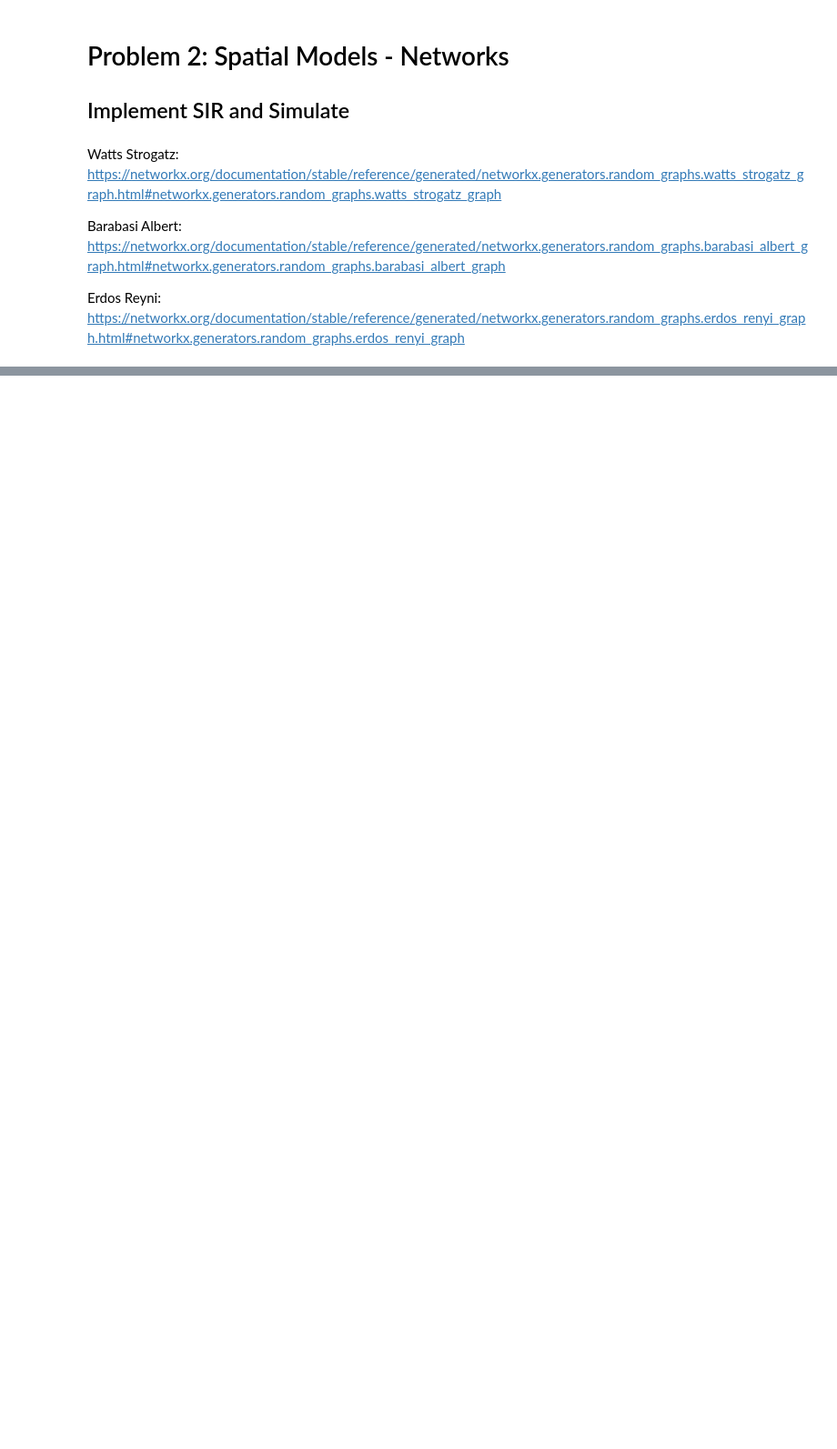
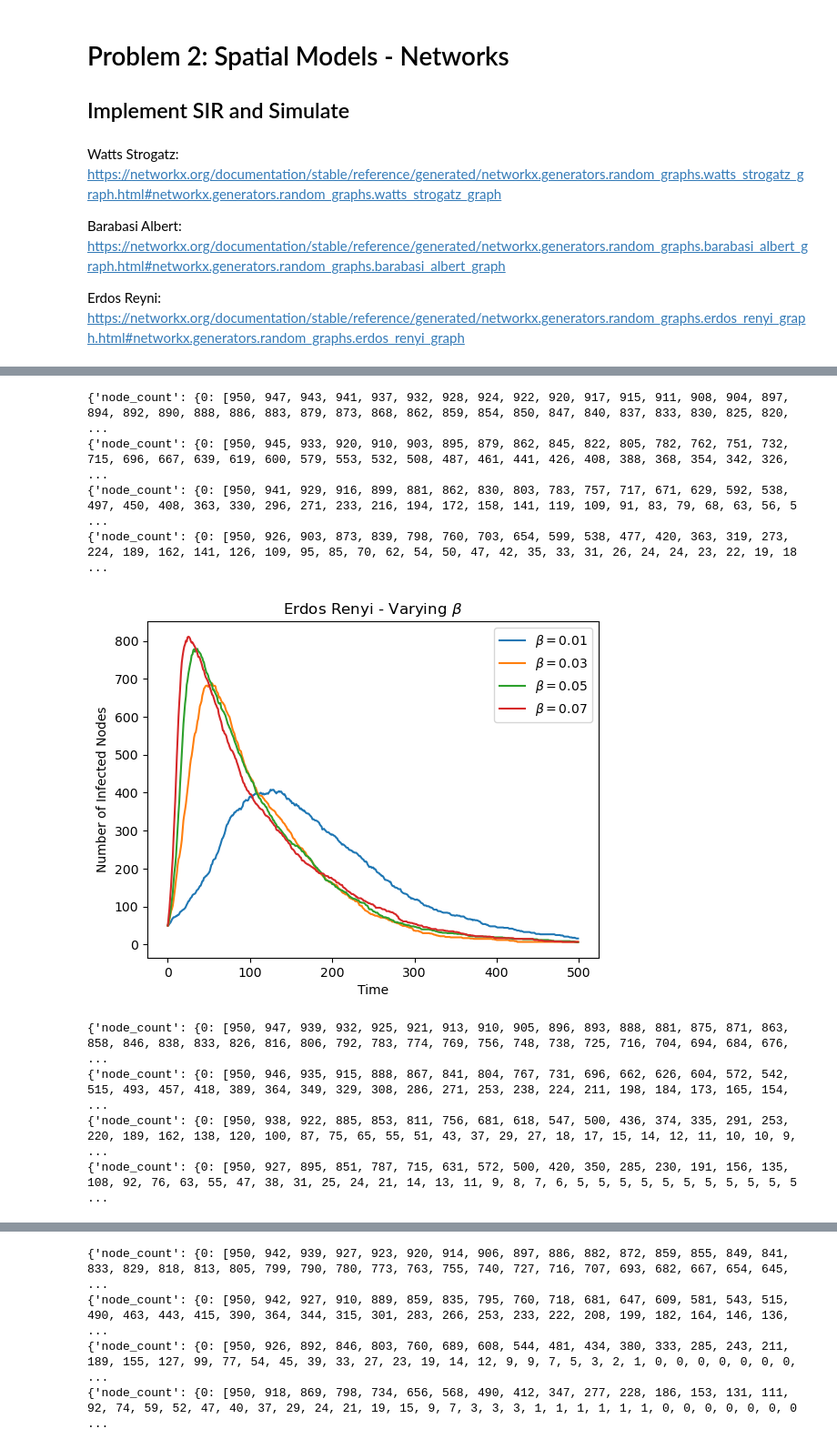
Before and after one commit to kylehtunis/stochastic-modeling, a Jupyter notebook: problem2.ipynb, the cells around one changed output, grey strips where cells are left out. Shown at 91% size. Drawn from its saved outputs; the diff is of its cells as text; code cells hidden in the pictures; blank space fills up the shorter version.

```diff
--- a/problem2.ipynb
+++ b/problem2.ipynb
@@ -86,0 +117,41 @@ plt.show()
+# %%
+# Experiment with parameters (beta, gamma, fraction_infected) on given network type
+%matplotlib inline
+def experiment_parameters(graph, params, max_time, param_name, param_values, title_prefix):
+    for value in param_values:
+        params[param_name] = value
+        data = simulate_network_sir(graph, max_time, return_trends=True)
+        trends = data[0]['trends']
+        print(trends)
+        # Plotting the trends
+        plt.plot(range(len(trends['node_count'][1])), trends['node_count'][1], label=rf"$\{param_name}={value}$")
+
+    plt.xlabel("Time")
+    plt.ylabel("Number of Infected Nodes")
+    plt.title(rf"{title_prefix} - Varying $\{param_name}$")
+    plt.legend()
+    plt.show()
+
+# Example usage:
+params['beta'] = 0.05  # Reset to default
+params['gamma'] = 0.01  # Reset to default
+params['fraction_infected'] = 0.05  # Reset to default
+
+g = nx.erdos_renyi_graph(1000, 0.005) # N nodes, p chance for edge creation
+experiment_parameters(g, params, 500, 'beta', [0.01, 0.03, 0.05, 0.07], "Erdos Renyi")
+
+g = nx.barabasi_albert_graph(1000,3) # N nodes, m edges from new node
+experiment_parameters(g, params, 500, 'beta', [0.01, 0.03, 0.05, 0.07], "Barabasi Albert")
+
+g = nx.watts_strogatz_graph(1000,10,0.01) # N nodes, k connected neighbours, p probability of rewiring each edge
+experiment_parameters(g, params, 500, 'beta', [0.01, 0.03, 0.05, 0.07], "Watts Strogatz")
+# %% [output]
+{'node_count': {0: [950, 947, 943, 941, 937, 932, 928, 924, 922, 920, 917, 915, 911, 908, 904, 897, 894, 892, 890, 888, 886, 883, 879, 873, 868, 862, 859, 854, 850, 847, 840, 837, 833, 830, 825, 820,  ...
+{'node_count': {0: [950, 945, 933, 920, 910, 903, 895, 879, 862, 845, 822, 805, 782, 762, 751, 732, 715, 696, 667, 639, 619, 600, 579, 553, 532, 508, 487, 461, 441, 426, 408, 388, 368, 354, 342, 326,  ...
+{'node_count': {0: [950, 941, 929, 916, 899, 881, 862, 830, 803, 783, 757, 717, 671, 629, 592, 538, 497, 450, 408, 363, 330, 296, 271, 233, 216, 194, 172, 158, 141, 119, 109, 91, 83, 79, 68, 63, 56, 5 ...
+{'node_count': {0: [950, 926, 903, 873, 839, 798, 760, 703, 654, 599, 538, 477, 420, 363, 319, 273, 224, 189, 162, 141, 126, 109, 95, 85, 70, 62, 54, 50, 47, 42, 35, 33, 31, 26, 24, 24, 23, 22, 19, 18 ...
+[figure, added]
+{'node_count': {0: [950, 947, 939, 932, 925, 921, 913, 910, 905, 896, 893, 888, 881, 875, 871, 863, 858, 846, 838, 833, 826, 816, 806, 792, 783, 774, 769, 756, 748, 738, 725, 716, 704, 694, 684, 676,  ...
+{'node_count': {0: [950, 946, 935, 915, 888, 867, 841, 804, 767, 731, 696, 662, 626, 604, 572, 542, 515, 493, 457, 418, 389, 364, 349, 329, 308, 286, 271, 253, 238, 224, 211, 198, 184, 173, 165, 154,  ...
+{'node_count': {0: [950, 938, 922, 885, 853, 811, 756, 681, 618, 547, 500, 436, 374, 335, 291, 253, 220, 189, 162, 138, 120, 100, 87, 75, 65, 55, 51, 43, 37, 29, 27, 18, 17, 15, 14, 12, 11, 10, 10, 9, ...
+{'node_count': {0: [950, 927, 895, 851, 787, 715, 631, 572, 500, 420, 350, 285, 230, 191, 156, 135, 108, 92, 76, 63, 55, 47, 38, 31, 25, 24, 21, 14, 13, 11, 9, 8, 7, 6, 5, 5, 5, 5, 5, 5, 5, 5, 5, 5, 5 ...
@@ -86,0 +159,4 @@ plt.show()
+{'node_count': {0: [950, 942, 939, 927, 923, 920, 914, 906, 897, 886, 882, 872, 859, 855, 849, 841, 833, 829, 818, 813, 805, 799, 790, 780, 773, 763, 755, 740, 727, 716, 707, 693, 682, 667, 654, 645,  ...
+{'node_count': {0: [950, 942, 927, 910, 889, 859, 835, 795, 760, 718, 681, 647, 609, 581, 543, 515, 490, 463, 443, 415, 390, 364, 344, 315, 301, 283, 266, 253, 233, 222, 208, 199, 182, 164, 146, 136,  ...
+{'node_count': {0: [950, 926, 892, 846, 803, 760, 689, 608, 544, 481, 434, 380, 333, 285, 243, 211, 189, 155, 127, 99, 77, 54, 45, 39, 33, 27, 23, 19, 14, 12, 9, 9, 7, 5, 3, 2, 1, 0, 0, 0, 0, 0, 0, 0, ...
+{'node_count': {0: [950, 918, 869, 798, 734, 656, 568, 490, 412, 347, 277, 228, 186, 153, 131, 111, 92, 74, 59, 52, 47, 40, 37, 29, 24, 21, 19, 15, 9, 7, 3, 3, 3, 1, 1, 1, 1, 1, 1, 0, 0, 0, 0, 0, 0, 0 ...
```
Also changed, not shown: parts of 5 cells of this notebook, 1 other file.
